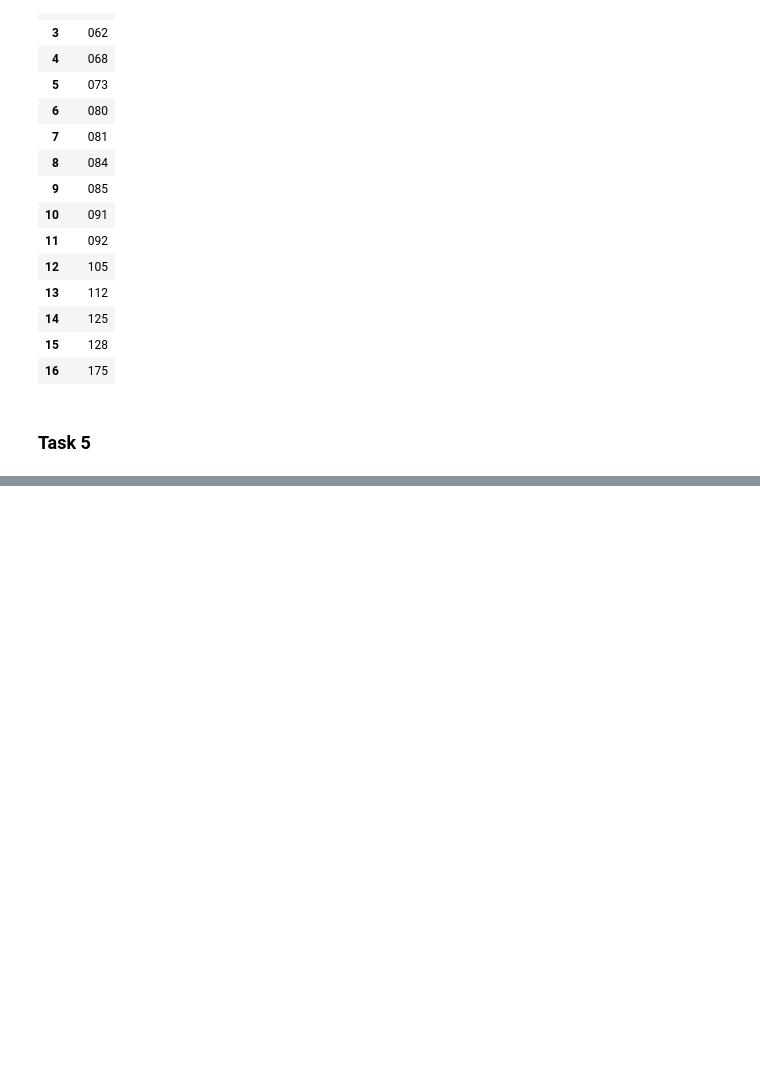
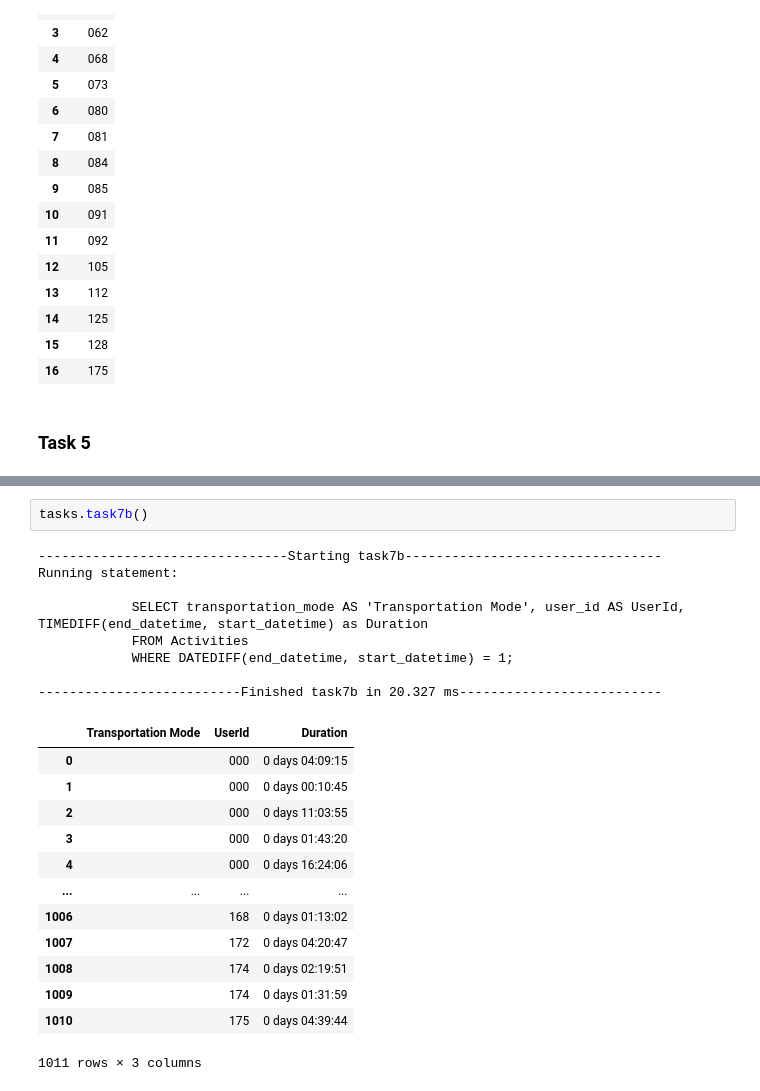
Before and after one commit to larwaa/large-distributed-data, a Jupyter notebook: src/task_notebook.ipynb, the cells around one changed output, grey strips where cells are left out. Drawn from its saved outputs; the diff is of its cells as text; blank space fills up the shorter version.

```diff
--- a/src/task_notebook.ipynb
+++ b/src/task_notebook.ipynb
@@ -234,0 +258,24 @@ ValueError: task1() requires a code object with 0 free vars, not 1
+# %%
+tasks.task7b()
+# %% [output]
+--------------------------------Starting task7b---------------------------------
+Running statement:
+
+            SELECT transportation_mode AS 'Transportation Mode', user_id AS UserId, TIMEDIFF(end_datetime, start_datetime) as Duration
+            FROM Activities
+            WHERE DATEDIFF(end_datetime, start_datetime) = 1;
+
+--------------------------Finished task7b in 20.327 ms--------------------------
+|  | Transportation Mode | UserId | Duration |
+| 0 |  | 000 | 0 days 04:09:15 |
+| 1 |  | 000 | 0 days 00:10:45 |
+| 2 |  | 000 | 0 days 11:03:55 |
+| 3 |  | 000 | 0 days 01:43:20 |
+| 4 |  | 000 | 0 days 16:24:06 |
+| ... | ... | ... | ... |
+| 1006 |  | 168 | 0 days 01:13:02 |
+| 1007 |  | 172 | 0 days 04:20:47 |
+| 1008 |  | 174 | 0 days 02:19:51 |
+| 1009 |  | 174 | 0 days 01:31:59 |
+| 1010 |  | 175 | 0 days 04:39:44 |
+1011 rows × 3 columns
```
Also changed, not shown: parts of 18 cells of this notebook, 2 other files.
